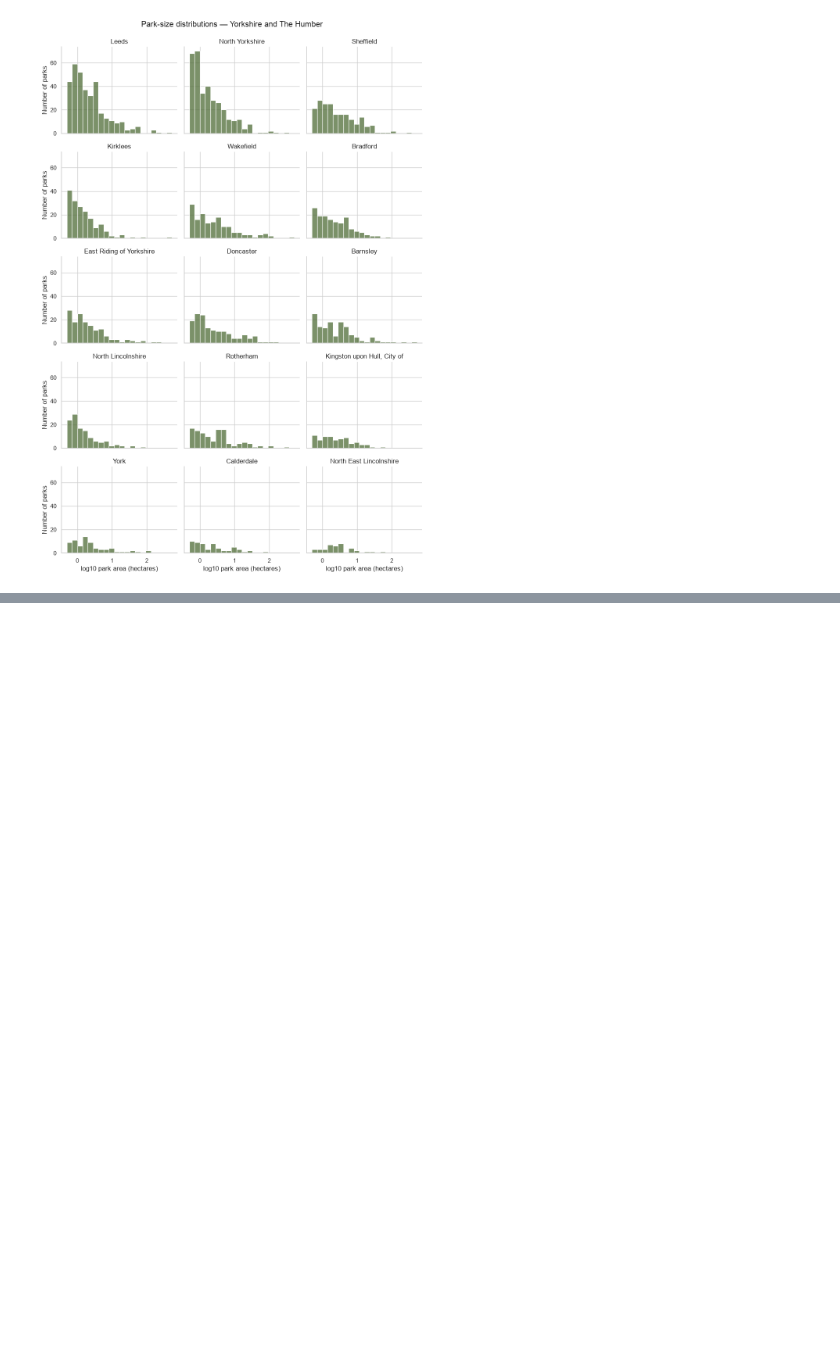
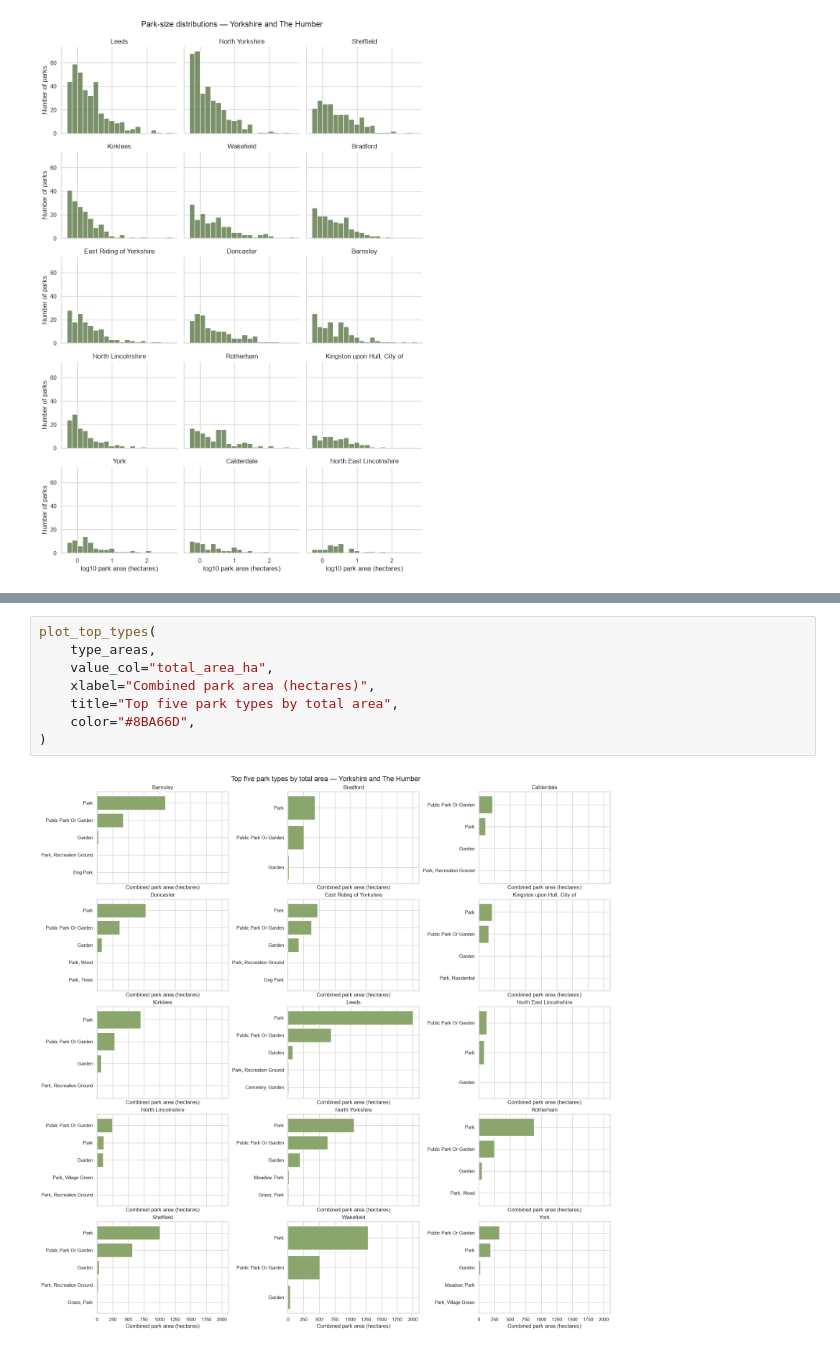
Before and after one commit to murphyqm/parks-report, a Jupyter notebook: 001_data_loading.ipynb, the cells around one changed output, grey strips where cells are left out. Cells and saved outputs as stored; diff of their text form; blank space fills up the shorter version.

```diff
--- a/001_data_loading.ipynb
+++ b/001_data_loading.ipynb
@@ -390,0 +477,10 @@ plt.show()
+# %%
+plot_top_types(
+    type_areas,
+    value_col="total_area_ha",
+    xlabel="Combined park area (hectares)",
+    title="Top five park types by total area",
+    color="#8BA66D",
+)
+# %% [output]
+[figure, added]
```
Also changed, not shown: parts of 3 cells of this notebook.
